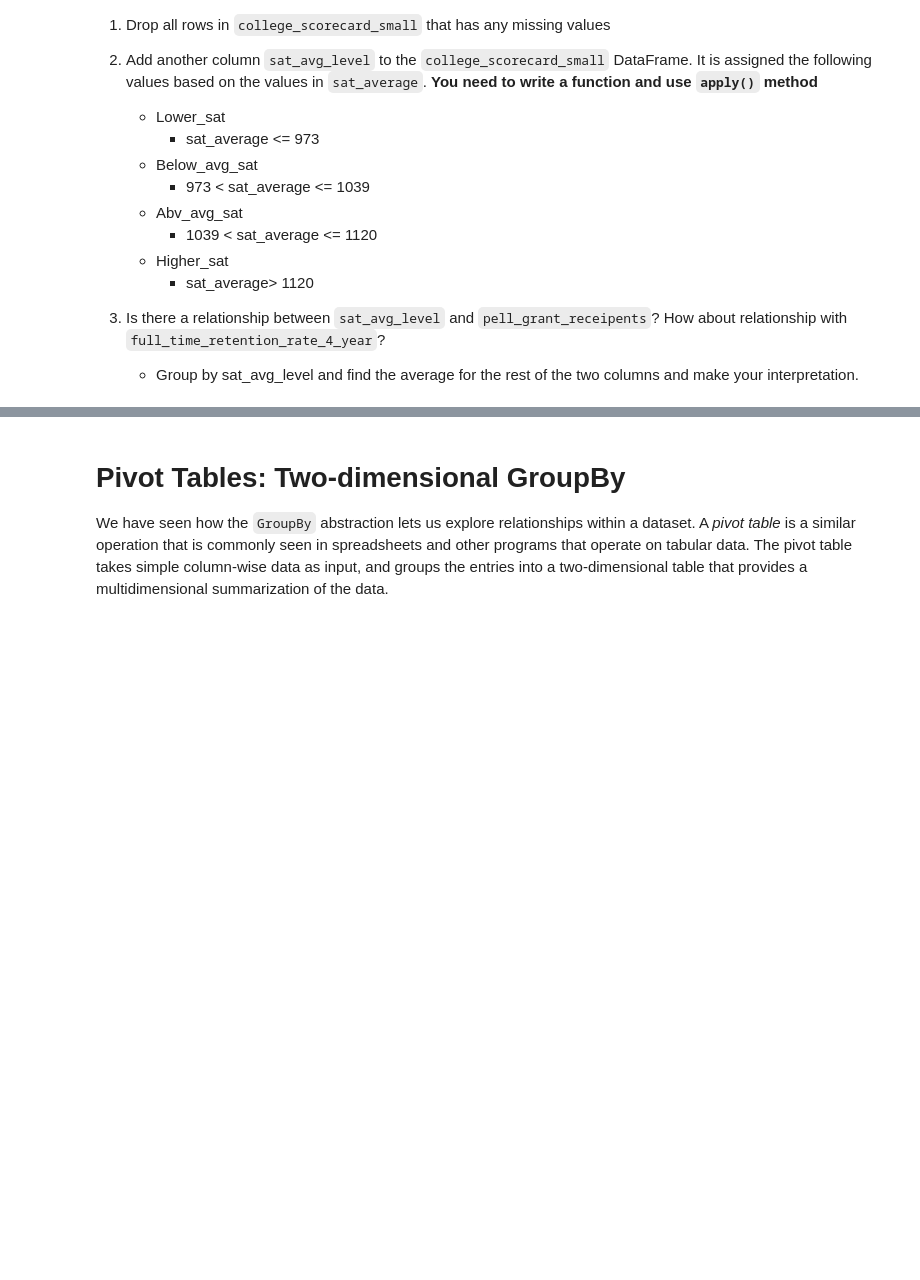
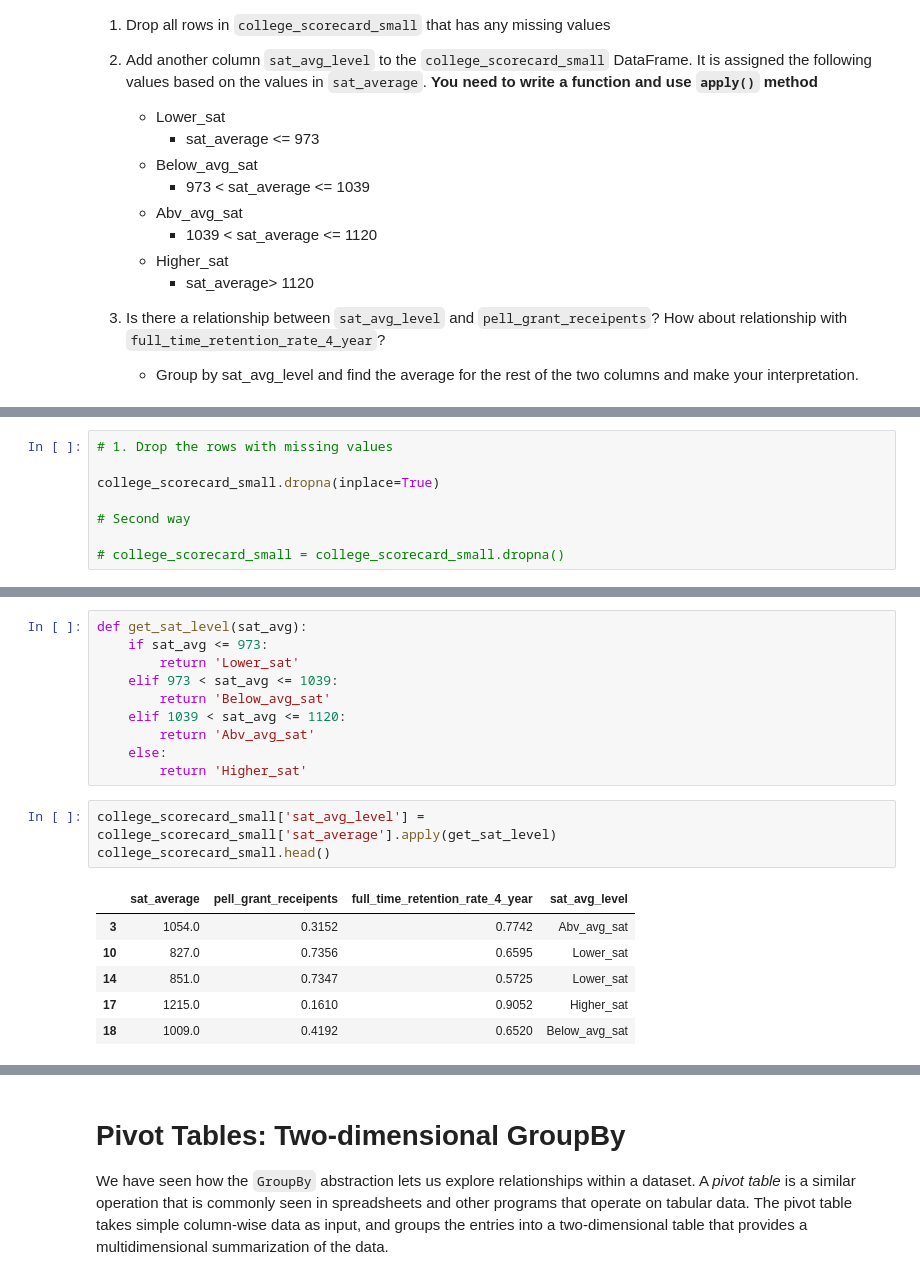
Before and after one commit to ssomanch/ITAO30210_Fall_2021, a Jupyter notebook: Lecture_18_Pandas_Grouping_Oct_28.ipynb, the cells around one changed output, grey strips where cells are left out. Drawn from its saved outputs; the diff is of its cells as text; blank space fills up the shorter version.

```diff
--- a/Lecture_18_Pandas_Grouping_Oct_28.ipynb
+++ b/Lecture_18_Pandas_Grouping_Oct_28.ipynb
@@ -99,0 +154,8 @@ college_scorecard_small.head()
+# %%
+# 1. Drop the rows with missing values
+
+college_scorecard_small.dropna(inplace=True)
+
+# Second way
+
+# college_scorecard_small = college_scorecard_small.dropna()
@@ -99,0 +171,20 @@ college_scorecard_small.head()
+# %%
+def get_sat_level(sat_avg):
+    if sat_avg <= 973:
+        return 'Lower_sat'
+    elif 973 < sat_avg <= 1039:
+        return 'Below_avg_sat'
+    elif 1039 < sat_avg <= 1120:
+        return 'Abv_avg_sat'
+    else:
+        return 'Higher_sat'
+# %%
+college_scorecard_small['sat_avg_level'] = college_scorecard_small['sat_average'].apply(get_sat_level)
+college_scorecard_small.head()
+# %% [output]
+|  | sat_average | pell_grant_receipents | full_time_retention_rate_4_year | sat_avg_level |
+| 3 | 1054.0 | 0.3152 | 0.7742 | Abv_avg_sat |
+| 10 | 827.0 | 0.7356 | 0.6595 | Lower_sat |
+| 14 | 851.0 | 0.7347 | 0.5725 | Lower_sat |
+| 17 | 1215.0 | 0.1610 | 0.9052 | Higher_sat |
+| 18 | 1009.0 | 0.4192 | 0.6520 | Below_avg_sat |
```
Also changed, not shown: parts of 36 cells of this notebook.
